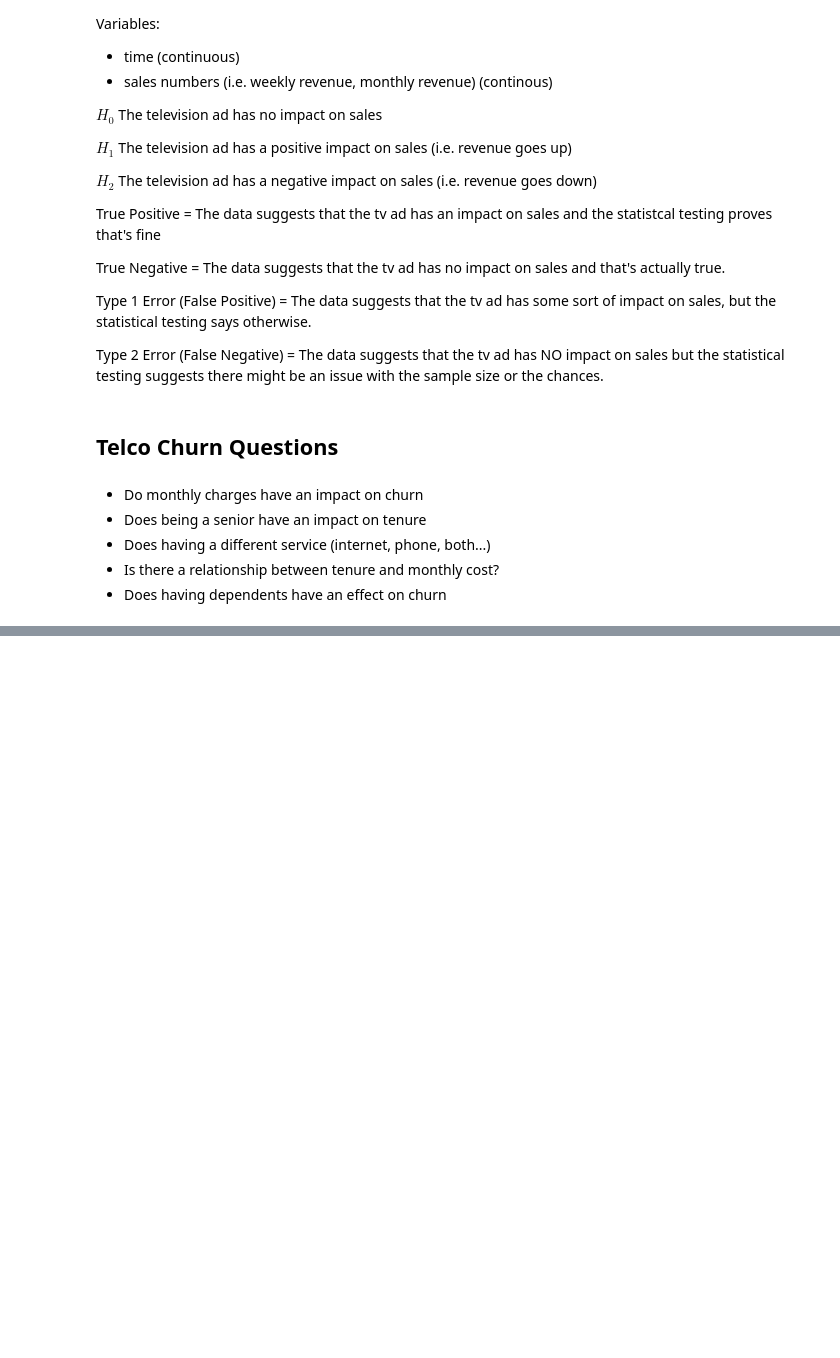
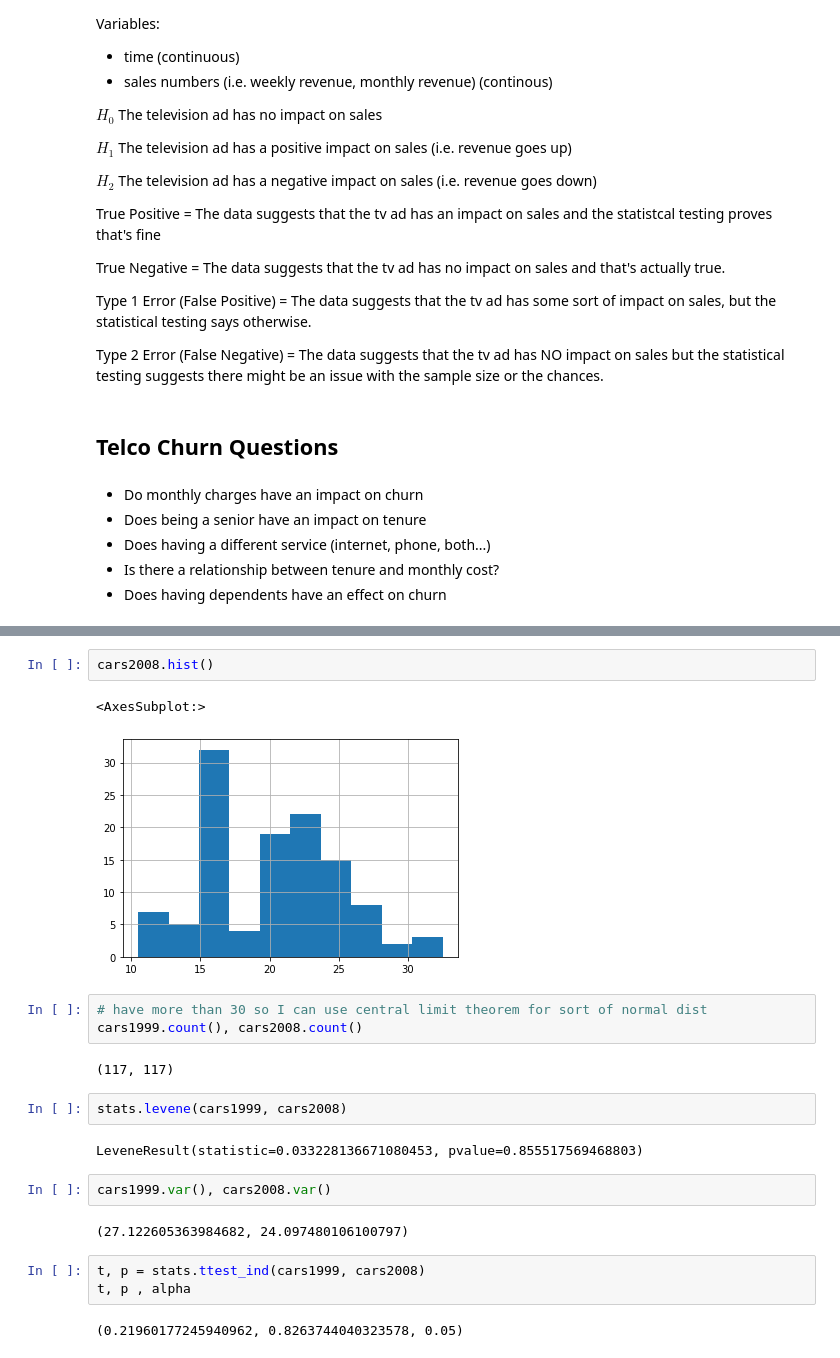
Before and after one commit to HeatherOrtegaMcMillan/statistics-exercises, a Jupyter notebook: hypothesis_testing.ipynb, the cells around one changed output, grey strips where cells are left out. Drawn from its saved outputs; the diff is of its cells as text; blank space fills up the shorter version.

```diff
--- a/hypothesis_testing.ipynb
+++ b/hypothesis_testing.ipynb
@@ -92,0 +213,23 @@ Type 2 Error (False Negative) = The data suggests that the tv ad has NO impact o
+# %%
+cars2008.hist()
+# %% [output]
+<AxesSubplot:>
+[figure, added]
+# %%
+# have more than 30 so I can use central limit theorem for sort of normal dist
+cars1999.count(), cars2008.count()
+# %% [output]
+(117, 117)
+# %%
+stats.levene(cars1999, cars2008)
+# %% [output]
+LeveneResult(statistic=0.033228136671080453, pvalue=0.855517569468803)
+# %%
+cars1999.var(), cars2008.var()
+# %% [output]
+(27.122605363984682, 24.097480106100797)
+# %%
+t, p = stats.ttest_ind(cars1999, cars2008)
+t, p , alpha
+# %% [output]
+(0.21960177245940962, 0.8263744040323578, 0.05)
```
Also changed, not shown: parts of 30 cells of this notebook.
